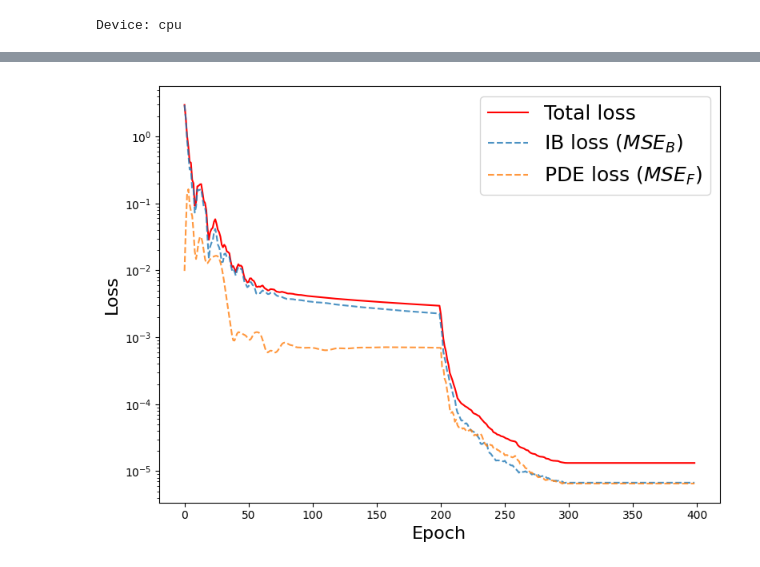
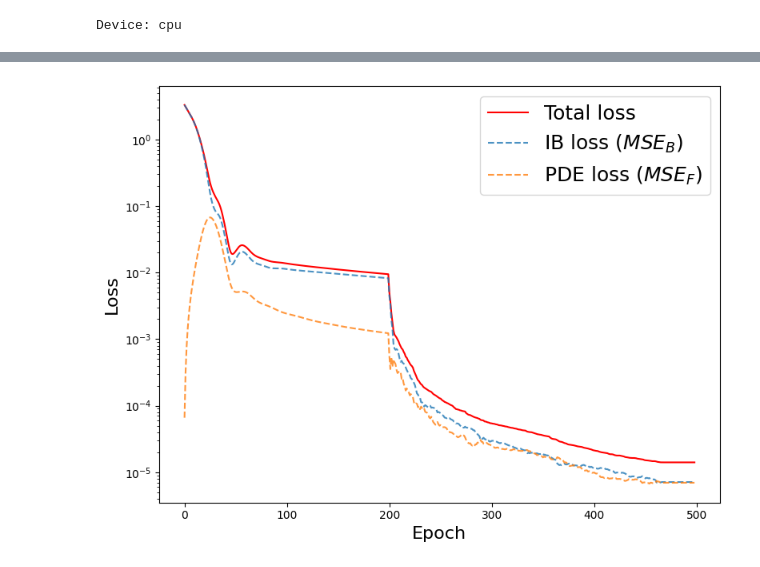
Before and after one commit to liyiyan128/Option-Pricing-Using-Physics-Informed-Neural-Networks, a Jupyter notebook: PINN_example.ipynb, the cells around one changed output, grey strips where cells are left out. Saved outputs shown, nothing was run; the diff lists cells and outputs as text; code cells hidden in the pictures.

Commit message:
sobol sampling

```diff
--- a/PINN_example.ipynb
+++ b/PINN_example.ipynb
@@ -45,12 +45,12 @@ T = 1
 S_inf = 3 * K
 N_pde = 2500
 
-TRAIN = False
+TRAIN = True
 # %% [output]
 Device: cpu
 # %%
-model_name = 'european_put_2mlp20'
-# model_name = 'european_put_2mlp20_v2'
+# model_name = 'european_put_2mlp20'
+model_name = 'european_put_2mlp20_v2'
 if TRAIN:
     nn = torch.nn.Sequential(
             torch.nn.Linear(2, 20),
@@ -63,15 +63,17 @@ if TRAIN:
     loss_weights = (1., 1., 1.)
 
     training_time = time()
-    # First train with Adam for 100 epochs
+    # First train with Adam
     model.fit(S_ib, tau_ib, V_ib,
-              S_pde, tau_pde,
-              N_pde=N_pde, resample=0, loss_weights=loss_weights,
+              #S_pde, tau_pde,
+              N_pde=N_pde, resample=0, sampling='sobol',
+              loss_weights=loss_weights,
               epochs=200, optimizer='adam', lr=0.005)
-    # Then train with L-BFGS for 200 epochs
+    # Then train with L-BFGS
     model.fit(S_ib, tau_ib, V_ib,
-              S_pde, tau_pde,
-              N_pde=N_pde, resample=0, loss_weights=loss_weights,
+              #S_pde, tau_pde,
+              N_pde=N_pde, resample=0, sampling='sobol',
+              loss_weights=loss_weights,
               epochs=300, optimizer='lbfgs', line_search_fn='strong_wolfe')
     training_time = time() - training_time
     print('Training time:', training_time)
@@ -80,6 +82,6 @@ if TRAIN:
 
 model = torch.load(f'models/{model_name}.pt', map_location=device)
 print('Number of parameters:', sum(p.numel() for p in model.parameters()))
-model.plot_loss(data=False, save=True, title='', figsize=(8, 6), fontsize=16, file_name=f'data/images/loss_{model_name}.pdf')
+model.plot_loss(data=False, save=False, title='', figsize=(8, 6), fontsize=16, file_name=f'data/images/loss_{model_name}.pdf')
 print('Final loss:', model.loss_history['total'][-1])
 # %% [output]
@@ -86,2 +104,2 @@ print('Final loss:', model.loss_history['total'][-1])
 Number of parameters: 501
-[figure, old version]
+[figure, new version]
```
Also changed, not shown: parts of 6 cells of this notebook, 2 other files.
